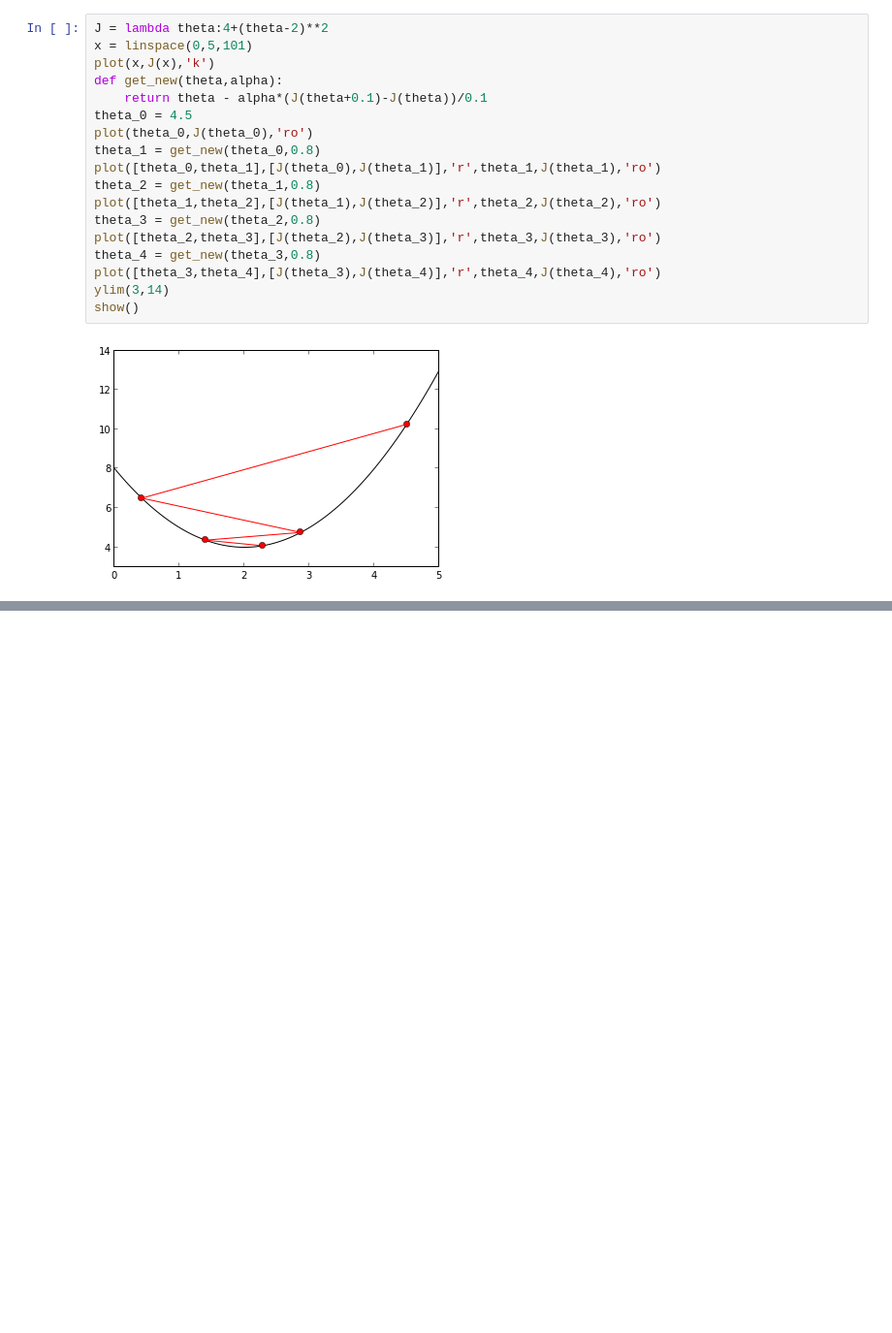
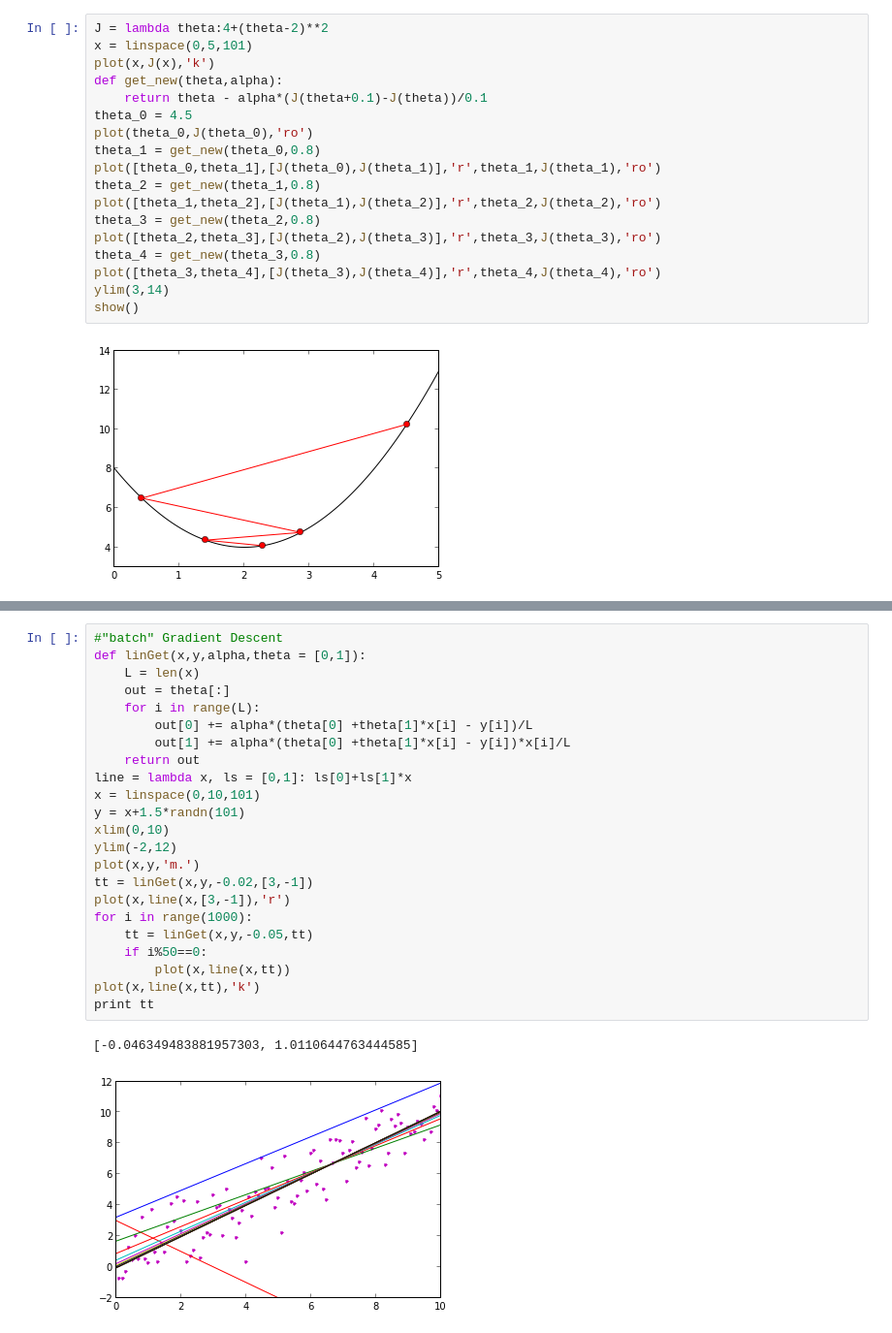
Before and after one commit to Chuphay/python, a Jupyter notebook: ipy/ipy/m learning.ipynb, the cells around one changed output, grey strips where cells are left out. Shown at 97% size. Saved outputs shown, nothing was run; the diff lists cells and outputs as text; blank space fills up the shorter version.

```diff
--- a/ipy/ipy/m learning.ipynb
+++ b/ipy/ipy/m learning.ipynb
@@ -29,0 +30,26 @@ plot(z,y,'m.')
+# %%
+#"batch" Gradient Descent
+def linGet(x,y,alpha,theta = [0,1]):
+    L = len(x)
+    out = theta[:]
+    for i in range(L):
+        out[0] += alpha*(theta[0] +theta[1]*x[i] - y[i])/L
+        out[1] += alpha*(theta[0] +theta[1]*x[i] - y[i])*x[i]/L
+    return out
+line = lambda x, ls = [0,1]: ls[0]+ls[1]*x
+x = linspace(0,10,101)
+y = x+1.5*randn(101)
+xlim(0,10)
+ylim(-2,12)
+plot(x,y,'m.')
+tt = linGet(x,y,-0.02,[3,-1])
+plot(x,line(x,[3,-1]),'r')
+for i in range(1000):
+    tt = linGet(x,y,-0.05,tt)
+    if i%50==0:
+        plot(x,line(x,tt))
+plot(x,line(x,tt),'k')
+print tt
+# %% [output]
+[-0.046349483881957303, 1.0110644763444585]
+[figure, added]
```
Also changed, not shown: parts of 3 cells of this notebook, 2 other files.
